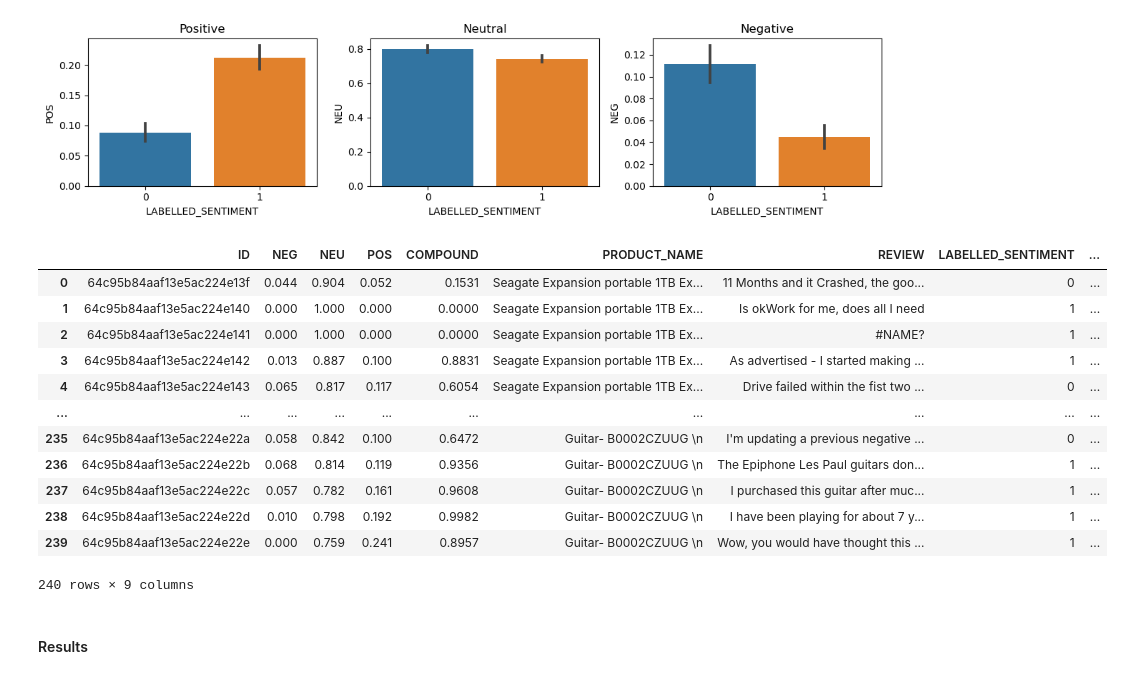
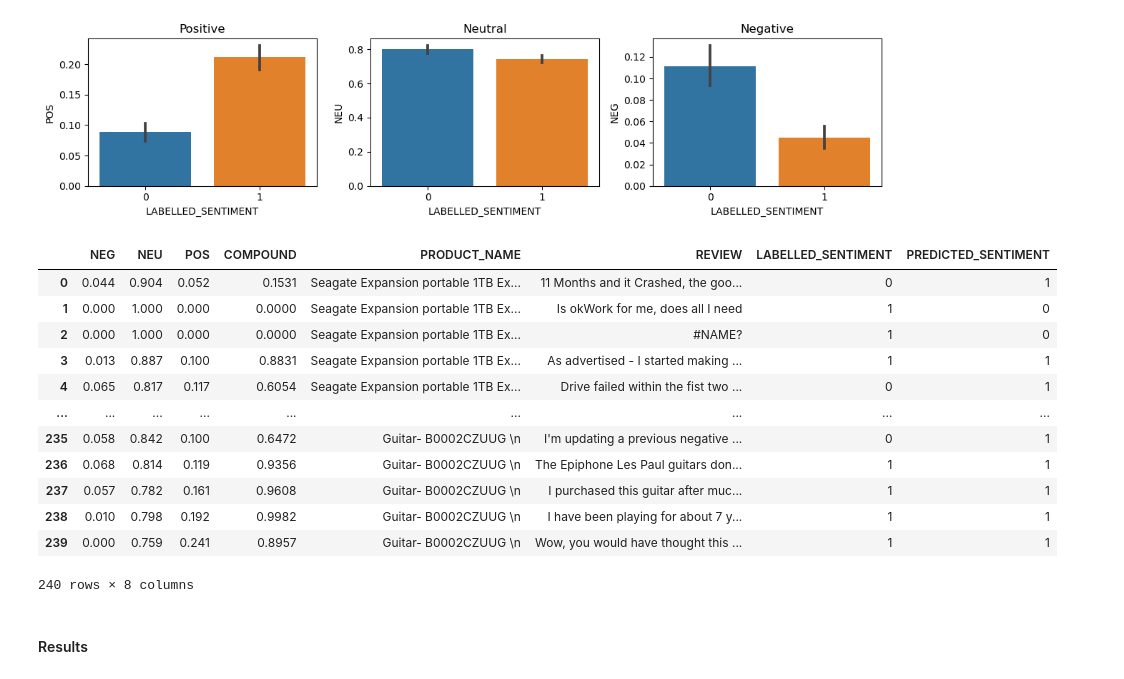
Before and after one commit to enjegoodnezz/ML_AI, a Jupyter notebook: ml-text-analysis-amazon-reviews-sentiment.ipynb, the cells around one changed output. Drawn from its saved outputs; the diff is of its cells as text; code cells hidden in the pictures.

```diff
--- a/ml-text-analysis-amazon-reviews-sentiment.ipynb
+++ b/ml-text-analysis-amazon-reviews-sentiment.ipynb
@@ -147,8 +146,8 @@ print(reviews_df['LABELLED_SENTIMENT'].unique())
 [0 1]
 # %%
 # remove unecessary columns
-df = reviews_df.drop(columns=[
-                              'ADDED_BY_NAME'
+df = reviews_df.drop(columns=['ADDED_BY_NAME'
+                              ,'REVIEWER_NAME'
                               ,'REVIEWER_NAME'
                               ,'POSITIVE']
                             )
@@ -403,21 +416,21 @@ plt.show()
 [figure]
 # %%
 vaders_df['PREDICTED_SENTIMENT'] = vaders_df['COMPOUND'].apply(lambda x: 1 if x > 0 else 0)
-vaders_df
+vaders_df.iloc[:,1:] # exclude ID from display
 # %% [output]
-|  | ID | NEG | NEU | POS | COMPOUND | PRODUCT_NAME | REVIEW | LABELLED_SENTIMENT | ... |
-| 0 | 64c95b84aaf13e5ac224e13f | 0.044 | 0.904 | 0.052 | 0.1531 | Seagate Expansion portable 1TB Ex... | 11 Months and it Crashed, the goo... | 0 | ... |
-| 1 | 64c95b84aaf13e5ac224e140 | 0.000 | 1.000 | 0.000 | 0.0000 | Seagate Expansion portable 1TB Ex... | Is okWork for me, does all I need | 1 | ... |
-| 2 | 64c95b84aaf13e5ac224e141 | 0.000 | 1.000 | 0.000 | 0.0000 | Seagate Expansion portable 1TB Ex... | #NAME? | 1 | ... |
-| 3 | 64c95b84aaf13e5ac224e142 | 0.013 | 0.887 | 0.100 | 0.8831 | Seagate Expansion portable 1TB Ex... | As advertised - I started making ... | 1 | ... |
-| 4 | 64c95b84aaf13e5ac224e143 | 0.065 | 0.817 | 0.117 | 0.6054 | Seagate Expansion portable 1TB Ex... | Drive failed within the fist two ... | 0 | ... |
-| ... | ... | ... | ... | ... | ... | ... | ... | ... | ... |
-| 235 | 64c95b84aaf13e5ac224e22a | 0.058 | 0.842 | 0.100 | 0.6472 | Guitar- B0002CZUUG \n | I'm updating a previous negative ... | 0 | ... |
-| 236 | 64c95b84aaf13e5ac224e22b | 0.068 | 0.814 | 0.119 | 0.9356 | Guitar- B0002CZUUG \n | The Epiphone Les Paul guitars don... | 1 | ... |
-| 237 | 64c95b84aaf13e5ac224e22c | 0.057 | 0.782 | 0.161 | 0.9608 | Guitar- B0002CZUUG \n | I purchased this guitar after muc... | 1 | ... |
-| 238 | 64c95b84aaf13e5ac224e22d | 0.010 | 0.798 | 0.192 | 0.9982 | Guitar- B0002CZUUG \n | I have been playing for about 7 y... | 1 | ... |
-| 239 | 64c95b84aaf13e5ac224e22e | 0.000 | 0.759 | 0.241 | 0.8957 | Guitar- B0002CZUUG \n | Wow, you would have thought this ... | 1 | ... |
+|  | NEG | NEU | POS | COMPOUND | PRODUCT_NAME | REVIEW | LABELLED_SENTIMENT | PREDICTED_SENTIMENT |
+| 0 | 0.044 | 0.904 | 0.052 | 0.1531 | Seagate Expansion portable 1TB Ex... | 11 Months and it Crashed, the goo... | 0 | 1 |
+| 1 | 0.000 | 1.000 | 0.000 | 0.0000 | Seagate Expansion portable 1TB Ex... | Is okWork for me, does all I need | 1 | 0 |
+| 2 | 0.000 | 1.000 | 0.000 | 0.0000 | Seagate Expansion portable 1TB Ex... | #NAME? | 1 | 0 |
+| 3 | 0.013 | 0.887 | 0.100 | 0.8831 | Seagate Expansion portable 1TB Ex... | As advertised - I started making ... | 1 | 1 |
+| 4 | 0.065 | 0.817 | 0.117 | 0.6054 | Seagate Expansion portable 1TB Ex... | Drive failed within the fist two ... | 0 | 1 |
+| ... | ... | ... | ... | ... | ... | ... | ... | ... |
+| 235 | 0.058 | 0.842 | 0.100 | 0.6472 | Guitar- B0002CZUUG \n | I'm updating a previous negative ... | 0 | 1 |
+| 236 | 0.068 | 0.814 | 0.119 | 0.9356 | Guitar- B0002CZUUG \n | The Epiphone Les Paul guitars don... | 1 | 1 |
+| 237 | 0.057 | 0.782 | 0.161 | 0.9608 | Guitar- B0002CZUUG \n | I purchased this guitar after muc... | 1 | 1 |
+| 238 | 0.010 | 0.798 | 0.192 | 0.9982 | Guitar- B0002CZUUG \n | I have been playing for about 7 y... | 1 | 1 |
+| 239 | 0.000 | 0.759 | 0.241 | 0.8957 | Guitar- B0002CZUUG \n | Wow, you would have thought this ... | 1 | 1 |
-240 rows × 9 columns
+240 rows × 8 columns
 # %% [markdown]
 #### Results
 # %%
```
Also changed, not shown: parts of 10 cells of this notebook.
